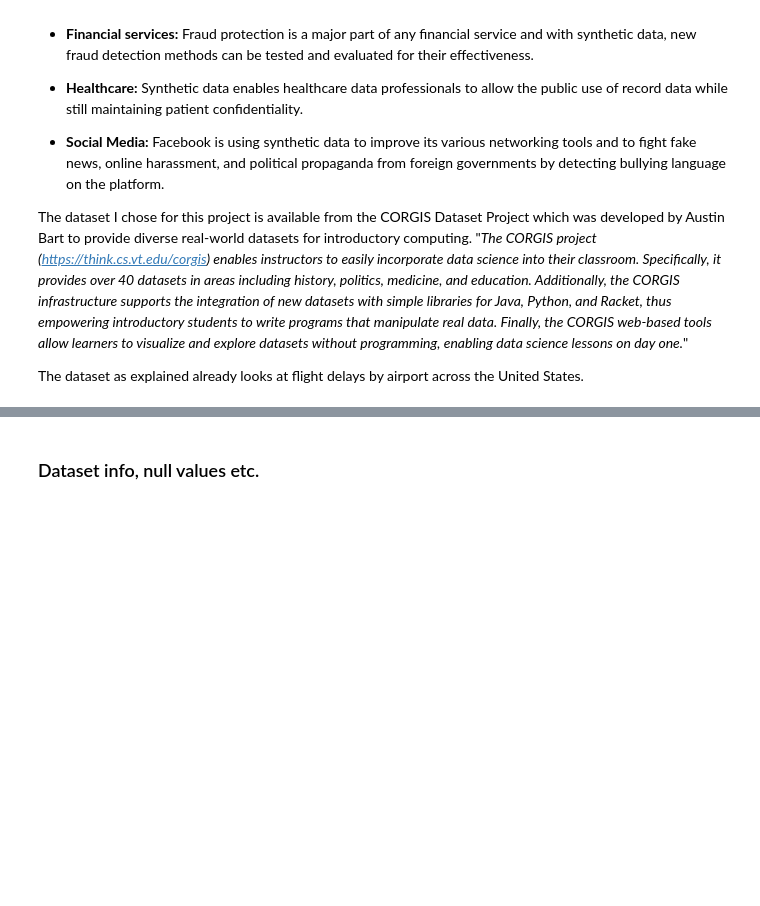
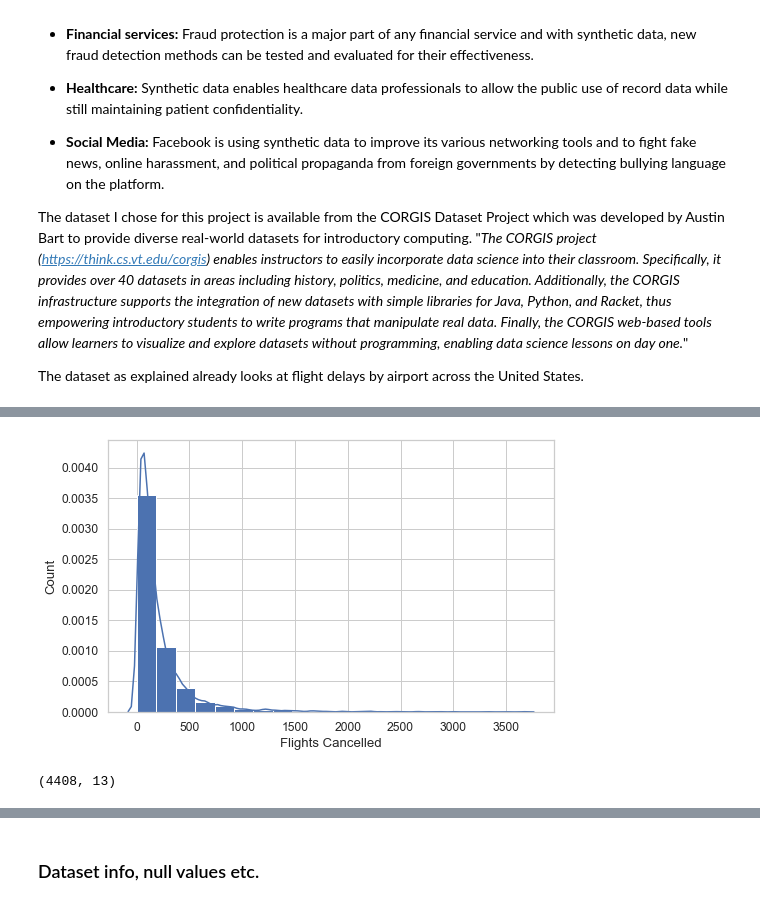
Before and after one commit to Munster2020/HDIP_CSDA_COMP08050_PROJECT, a Jupyter notebook: project2020.ipynb, the cells around one changed output, grey strips where cells are left out. Saved outputs shown, nothing was run; the diff lists cells and outputs as text; code cells hidden in the pictures; blank space fills up the shorter version.

```diff
--- a/project2020.ipynb
+++ b/project2020.ipynb
@@ -55,0 +117,18 @@ df.shape
+# %%
+sns.set(style='whitegrid', palette="deep", font_scale=1.1, rc={"figure.figsize": [8, 5]})
+sns.distplot(
+    df['Flt Cancelled'], norm_hist=False, kde=True, bins=20, hist_kws={"alpha": 1}
+).set(xlabel='Flights Cancelled', ylabel='Count');
+# %% [output]
+[figure, added]
+# %%
+numerical = [
+    'No of DLA Carrier', 'No of DLA Late Aircraft', 'No of DLA NAS', 'No of DLA Security', 'No of DLA Weather', 'Flt Cancelled', 'Flt Delayed',
+    'Flt Diverted', 'Flt On Time', 'Flt Total']
+categorical = [
+    'Airport Code', 'Airport Name', 'Time Label']
+
+df = df[numerical + categorical]
+df.shape
+# %% [output]
+(4408, 13)
```
Also changed, not shown: parts of 15 cells of this notebook.
